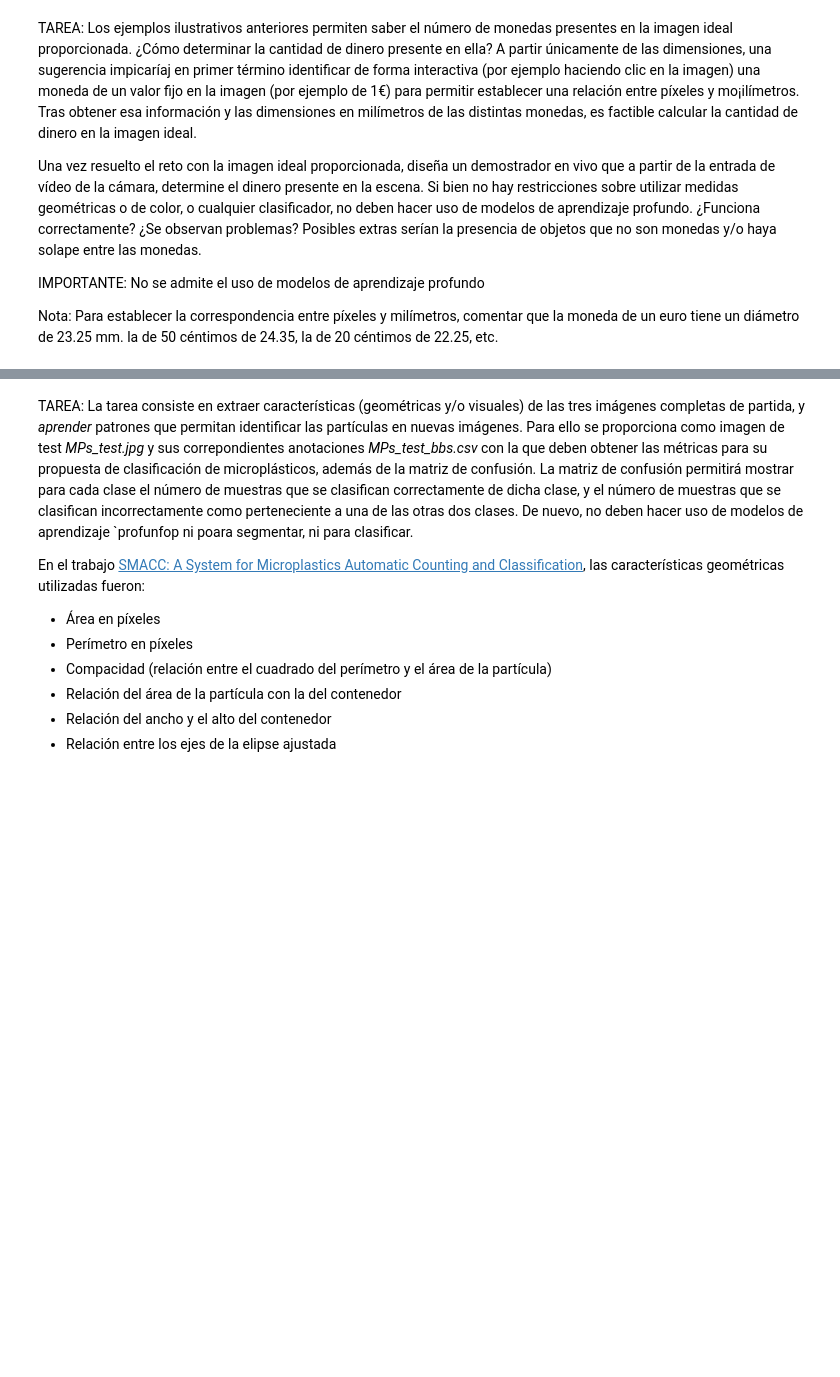
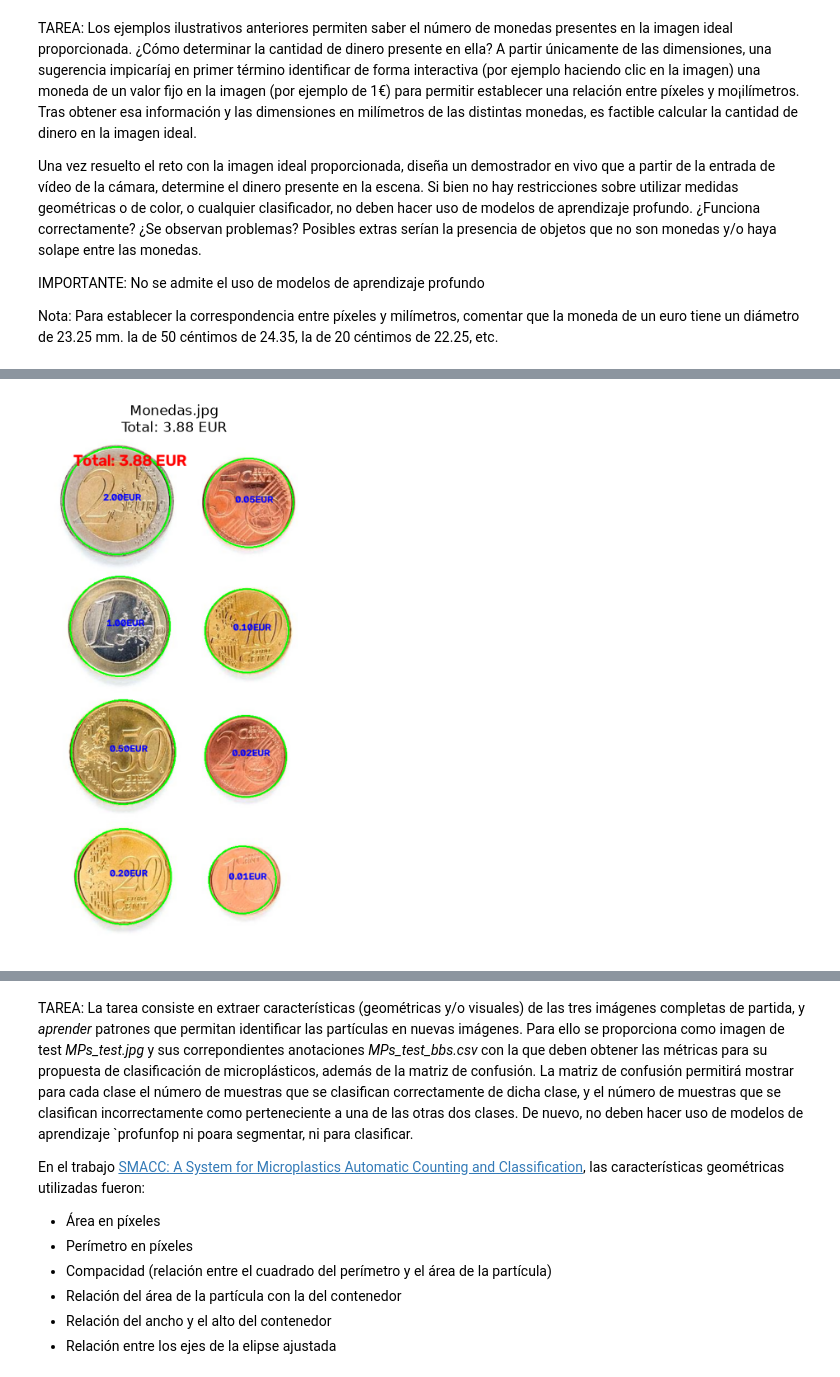
Before and after one commit to liezzz03/VC, a Jupyter notebook: p3/P3_Tareas.ipynb, the cells around one changed output, grey strips where cells are left out. Cells and saved outputs as stored; diff of their text form; code cells hidden in the pictures; blank space fills up the shorter version.

```diff
--- a/p3/P3_Tareas.ipynb
+++ b/p3/P3_Tareas.ipynb
@@ -464,0 +27,93 @@ Text(38.236490885416664, 0.5, 'Real/Anotado')
+# %%
+# cargar imagen de monedas
+img = cv2.imread("Monedas.jpg")
+if img is None:
+    raise IOError("No se pudo cargar Monedas.jpg")
+
+def redimensionar_imagen(img, ancho_max=800):
+    alto, ancho = img.shape[:2]
+    if ancho > ancho_max:
+        escala = ancho_max / ancho
+        nuevo_ancho = int(ancho * escala)
+        nuevo_alto = int(alto * escala)
+        img_redim = cv2.resize(img, (nuevo_ancho, nuevo_alto))
+        return img_redim
+    else:
+        return img
+
+def procesar_monedas(img):
+    img_display = img.copy()
+    gray = cv2.cvtColor(img, cv2.COLOR_BGR2GRAY)
+    gray = cv2.medianBlur(gray, 5)
+
+    circles = cv2.HoughCircles(
+        gray, cv2.HOUGH_GRADIENT, dp=1, minDist=50,
+        param1=100, param2=45, minRadius=25, maxRadius=100
+    )
+    if circles is None:
+        raise ValueError("No se detectaron monedas en la imagen.")
+    circles = np.uint16(np.around(circles))
+
+    for (x, y, r) in circles[0, :]:
+        cv2.circle(img_display, (x, y), r, (0, 255, 0), 2)
+        cv2.circle(img_display, (x, y), 2, (0, 0, 255), 3)
+
+    ref_diametro_mm = 23.25
+    escala_mm_px = None
+    ref_pos = None
+
+    def seleccionar_moneda(event, x, y, flags, param):
+        nonlocal escala_mm_px, ref_pos, img_display
+        if event == cv2.EVENT_LBUTTONDOWN:
+            distancias = [np.sqrt((x - cx)**2 + (y - cy)**2) for (cx, cy, _) in circles[0, :]]
+            idx = np.argmin(distancias)
+            (cx, cy, r) = circles[0][idx]
+            ref_pos = (cx, cy)
+            diametro_ref_px = 2 * r
+            escala_mm_px = ref_diametro_mm / diametro_ref_px
+            print(f"Moneda de referencia seleccionada en ({cx}, {cy}), radio {r}px")
+            img_display[:] = img.copy()
+            for (x0, y0, r0) in circles[0, :]:
+                cv2.circle(img_display, (x0, y0), r0, (0, 255, 0), 2)
+            cv2.circle(img_display, (cx, cy), r, (0, 0, 255), 3)
+
+    cv2.namedWindow("Selecciona moneda de referencia")
+    cv2.setMouseCallback("Selecciona moneda de referencia", seleccionar_moneda)
+    while escala_mm_px is None:
+        cv2.imshow("Selecciona moneda de referencia", img_display)
+        if cv2.waitKey(1) & 0xFF == 27:
+            break
+    cv2.destroyAllWindows()
+
+    if escala_mm_px is None:
+        raise ValueError("No se seleccionó ninguna moneda de referencia.")
+
+    monedas_info = {
+        16.25: 0.01, 18.75: 0.02, 19.75: 0.10, 21.25: 0.05,
+        22.25: 0.20, 23.25: 1.00, 24.25: 0.50, 25.75: 2.00
+    }
+
+    total = 0
+    resultado = img.copy()
+    for (x, y, r) in circles[0, :]:
+        diametro_mm = 2 * r * escala_mm_px
+        diametro_real = min(monedas_info.keys(), key=lambda d: abs(d - diametro_mm))
+        valor = monedas_info[diametro_real]
+        total += valor
+        cv2.circle(resultado, (x, y), r, (0, 255, 0), 2)
+        cv2.putText(resultado, f"{valor:.2f}EUR", (x - 25, y),
+                    cv2.FONT_HERSHEY_SIMPLEX, 0.6, (255, 0, 0), 2)
+    cv2.putText(resultado, f"Total: {total:.2f} EUR", (50, 50),
+                cv2.FONT_HERSHEY_SIMPLEX, 1, (0, 0, 255), 3)
+
+    return resultado, total
+
+
+resultado1, total1 = procesar_monedas(img)
+
+plt.figure(figsize=(8, 8))
+plt.imshow(cv2.cvtColor(resultado1, cv2.COLOR_BGR2RGB))
+plt.axis("off")
+plt.title(f"Monedas.jpg\nTotal: {total1:.2f} EUR")
+plt.show()
+# %% [output]
@@ -464,0 +121 @@ Text(38.236490885416664, 0.5, 'Real/Anotado')
+[figure, added]
```
Also changed, not shown: parts of 26 cells of this notebook, 5 other files.
